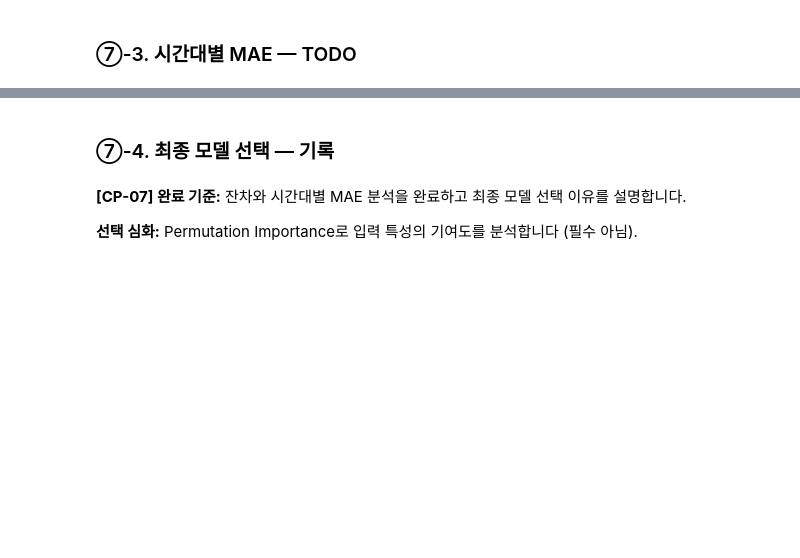
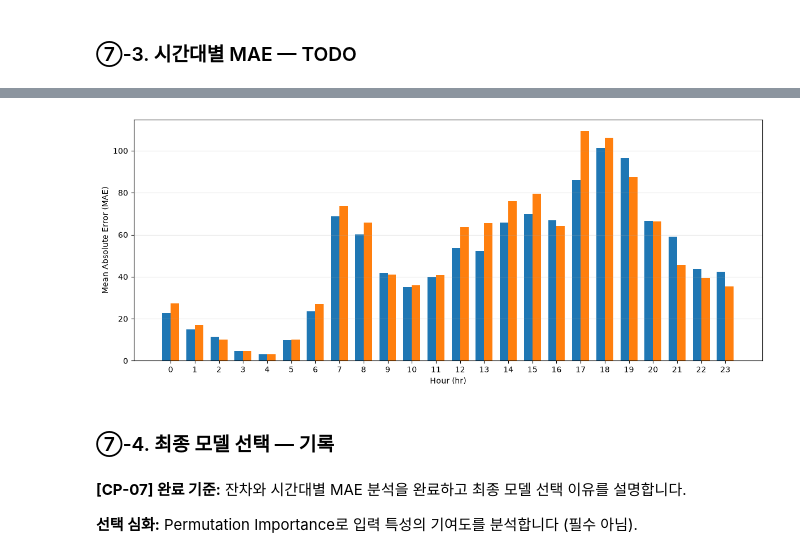
Before and after one commit to Kim-ms/ai-mini-projects, a Jupyter notebook: mini-project-01/code/01_regression_bike_demand.ipynb, the cells around one changed output, grey strips where cells are left out. Saved outputs shown, nothing was run; the diff lists cells and outputs as text; code cells hidden in the pictures; blank space fills up the shorter version.

```diff
--- a/mini-project-01/code/01_regression_bike_demand.ipynb
+++ b/mini-project-01/code/01_regression_bike_demand.ipynb
@@ -763,7 +800,7 @@ hourly_mae.index.name = "hr"
 
 for name in candidates:
     # TODO 7-4. 모델별 절대오차와 시간대별 평균 절대오차를 계산합니다.
-    abs_err = ...
-    hourly_mae[name] = ...
+    abs_err = (pred_df["actual"] - pred_df[f"pred_{name}"]).abs()
+    hourly_mae[name] = abs_err.groupby(pred_df["hr"]).mean()
 
 display(hourly_mae.round(1))
@@ -770,7 +826,23 @@ display(hourly_mae.round(1))
 # %%
 # TODO 7-5. 후보 모델들의 시간대별 MAE를 막대그래프로 표현합니다.
 # 힌트: plt.bar(), hourly_mae
-...
+plt.figure(figsize=(12, 5))
+
+x = hourly_mae.index
+width = 0.35
+
+plt.bar(x - width/2, hourly_mae['DecisionTree_12_5'], width=width, label='DecisionTree (12, 5)')
+plt.bar(x + width/2, hourly_mae['RandomForest_A'], width=width, label='RandomForest (A)')
+
+plt.xticks(x)
+plt.xlabel("Hour (hr)")
+plt.ylabel("Mean Absolute Error (MAE)")
+plt.grid(axis='y', alpha=0.3)
+
+plt.tight_layout()
+plt.show()
+# %% [output]
+[figure, added]
 # %% [markdown]
 ### ⑦-4. 최종 모델 선택 — 기록
 # %%
```
Also changed, not shown: parts of 9 cells of this notebook.
